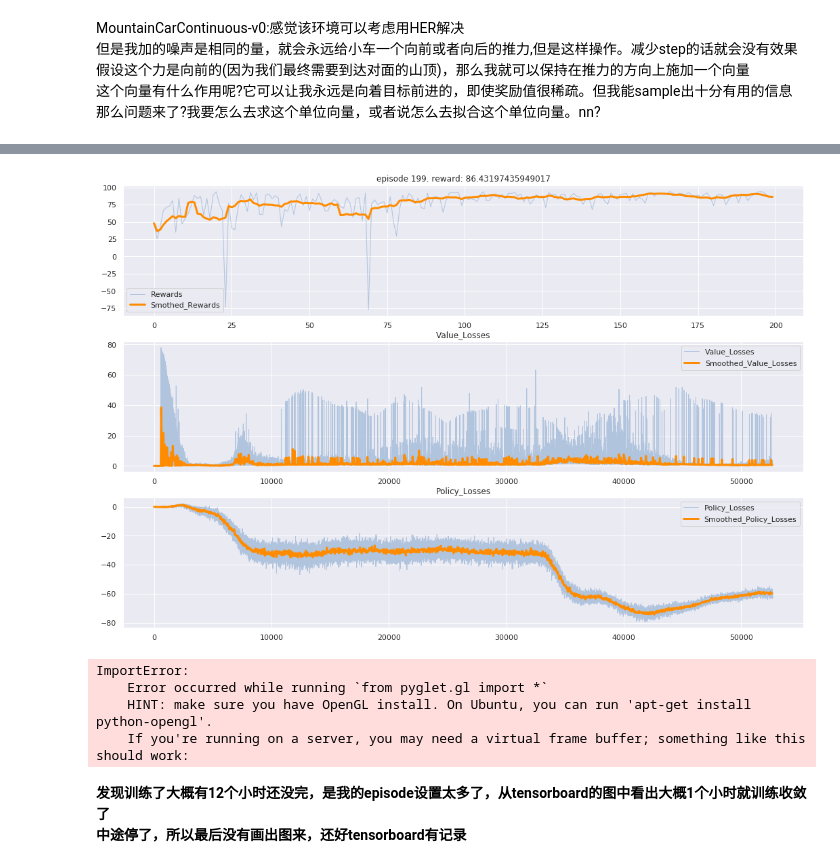
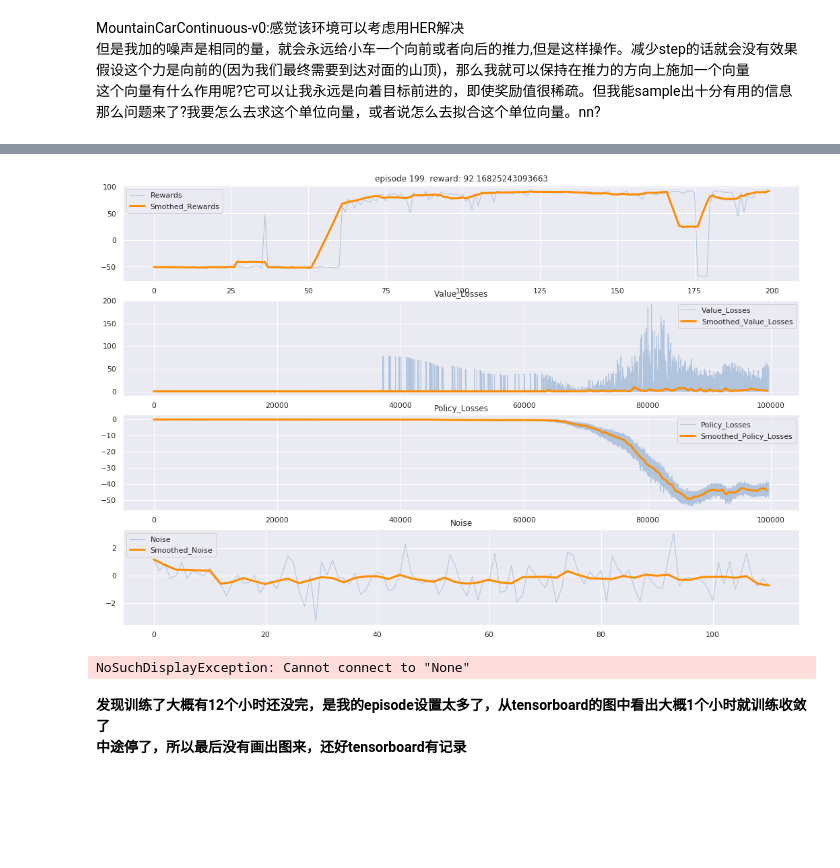
Before and after one commit to sunnyswag/RL_notes_and_codes, a Jupyter notebook: algorithm_implement/Deep_Deterministic_Policy_Gradient(DDPG)_for_mountain_car.ipynb, the cells around one changed output, grey strips where cells are left out. Cells and saved outputs as stored; diff of their text form; code cells hidden in the pictures; blank space fills up the shorter version.

```diff
--- a/algorithm_implement/Deep_Deterministic_Policy_Gradient(DDPG)_for_mountain_car.ipynb
+++ b/algorithm_implement/Deep_Deterministic_Policy_Gradient(DDPG)_for_mountain_car.ipynb
@@ -324,33 +324,41 @@ def smooth_plot(factor, item, plot_decay):
         item_smooth = item_smooth[::2]
     return item_x, item_smooth
 
-def plot(episode, rewards, value_losses, policy_losses):
+def plot(episode, rewards, value_losses, policy_losses, noise):
     clear_output(True)
     rewards_x, rewards_smooth = smooth_plot(10, rewards, 500)
     value_losses_x, value_losses_smooth = smooth_plot(10, value_losses, 10000)
     policy_losses_x, policy_losses_smooth = smooth_plot(10, policy_losses, 10000)
+    noise_x, noise_smooth = smooth_plot(10, noise, 100)
 
     plt.figure(figsize=(18, 12))
-    plt.subplot(311)
+    plt.subplot(411)
     plt.title('episode %s. reward: %s'%(episode, rewards_smooth[-1]))
     plt.plot(rewards, label="Rewards", color='lightsteelblue', linewidth='1')
     plt.plot(rewards_x, rewards_smooth, label='Smothed_Rewards', color='darkorange', linewidth='3')
     plt.legend(loc='best')
 
-    plt.subplot(312)
+    plt.subplot(412)
     plt.title('Value_Losses')
     plt.plot(value_losses,label="Value_Losses",color='lightsteelblue',linewidth='1')
     plt.plot(value_losses_x, value_losses_smooth,
              label="Smoothed_Value_Losses",color='darkorange',linewidth='3')
     plt.legend(loc='best')
 
-    plt.subplot(313)
+    plt.subplot(413)
     plt.title('Policy_Losses')
     plt.plot(policy_losses,label="Policy_Losses",color='lightsteelblue',linewidth='1')
     plt.plot(policy_losses_x, policy_losses_smooth,
              label="Smoothed_Policy_Losses",color='darkorange',linewidth='3')
     plt.legend(loc='best')
 
+    plt.subplot(414)
+    plt.title('Noise')
+    plt.plot(noise,label="Noise",color='lightsteelblue',linewidth='1')
+    plt.plot(noise_x, noise_smooth,
+             label="Smoothed_Noise",color='darkorange',linewidth='3')
+    plt.legend(loc='best')
+
     plt.show()
 # %%
 episodes = 200
@@ -358,37 +366,41 @@ steps = 1000
 value_losses = []
 policy_losses = []
 all_rewards = []
+
 for episode in range(episodes):
     state = env.reset()
     ou_noise.reset()
-    # noise = np.random.rand(1)
     episode_reward = 0
+    noises = []
     for step in range(steps):
-        action = policy_net.get_action(state)
-        # action = action + noise
-        action = ou_noise.get_action(action, step)
+        action1 = policy_net.get_action(state)
+        noise = np.random.randn(1)
+        action = action1 + noise
+        noises.append(noise)
+#         action = ou_noise.get_action(action1, step)
+#         noises.append(action[0][0]-action1[0][0])
         next_state, reward, done, _ = env.step(action.flatten())
 
         replay_buffer.store(state, action, next_state.flatten(), reward, done)
         if len(replay_buffer) > batch_size :
             value_loss, policy_loss = ddpg_train(batch_size)
             value_losses.append(value_loss)
             policy_losses.append(policy_loss)
 
         state = next_state
         episode_reward += reward
 
         if done:
             break
 
 #     soft_loss = lambda loss : np.mean(loss[-100:]) if len(loss)>=100 else np.mean(loss)
 #     writer.add_scalar("Reward", episode_reward, episode)
 #     writer.add_scalar("Value_Losses", soft_loss(value_losses), episode)
 #     writer.add_scalar("Policy_Losses", soft_loss(policy_losses), episode)
 
     all_rewards.append(episode_reward)
 
-    plot(episode, all_rewards, value_losses, policy_losses)
+    plot(episode, all_rewards, value_losses, policy_losses, noises[:200])
 # %% [output]
-[figure, old version]
+[figure, new version]
 # %%
@@ -432,10 +444,7 @@ for _ in range(1000):
     if done: break
 env.close()
 # %% [output]
-ImportError:
-    Error occurred while running `from pyglet.gl import *`
-    HINT: make sure you have OpenGL install. On Ubuntu, you can run 'apt-get install python-opengl'.
-    If you're running on a server, you may need a virtual frame buffer; something like this should work:
+NoSuchDisplayException: Cannot connect to "None"
 # %% [markdown]
 **发现训练了大概有12个小时还没完，是我的episode设置太多了，从tensorboard的图中看出大概1个小时就训练收敛了<br>
 中途停了，所以最后没有画出图来，还好tensorboard有记录**
```
Also changed, not shown: parts of 1 cell of this notebook, 6 other files.
